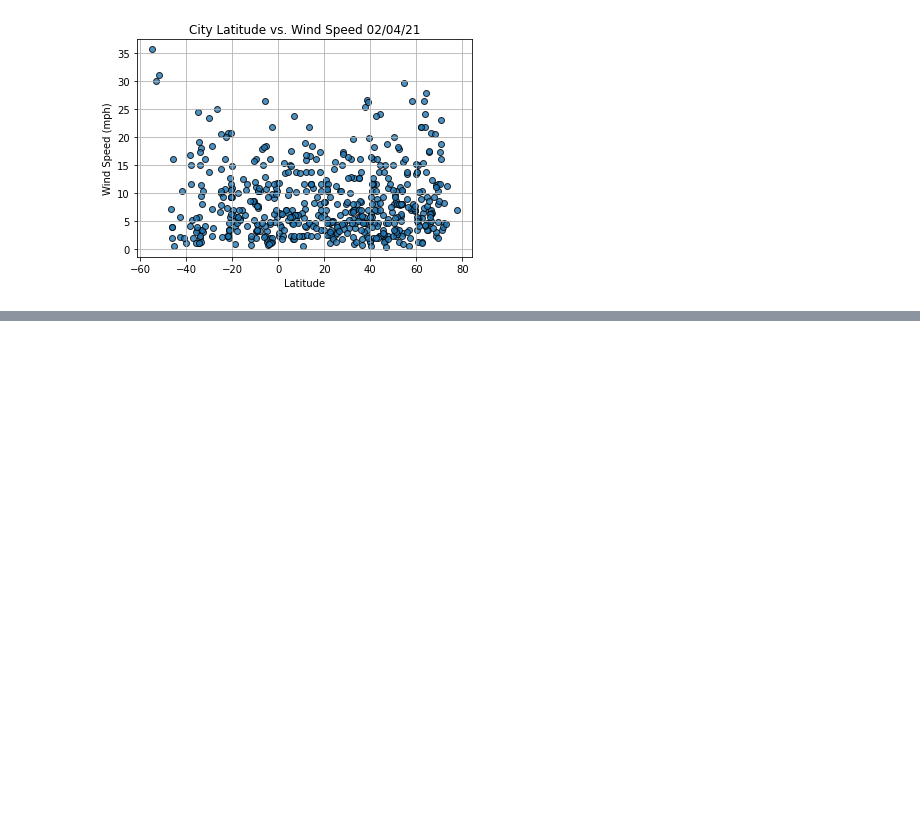
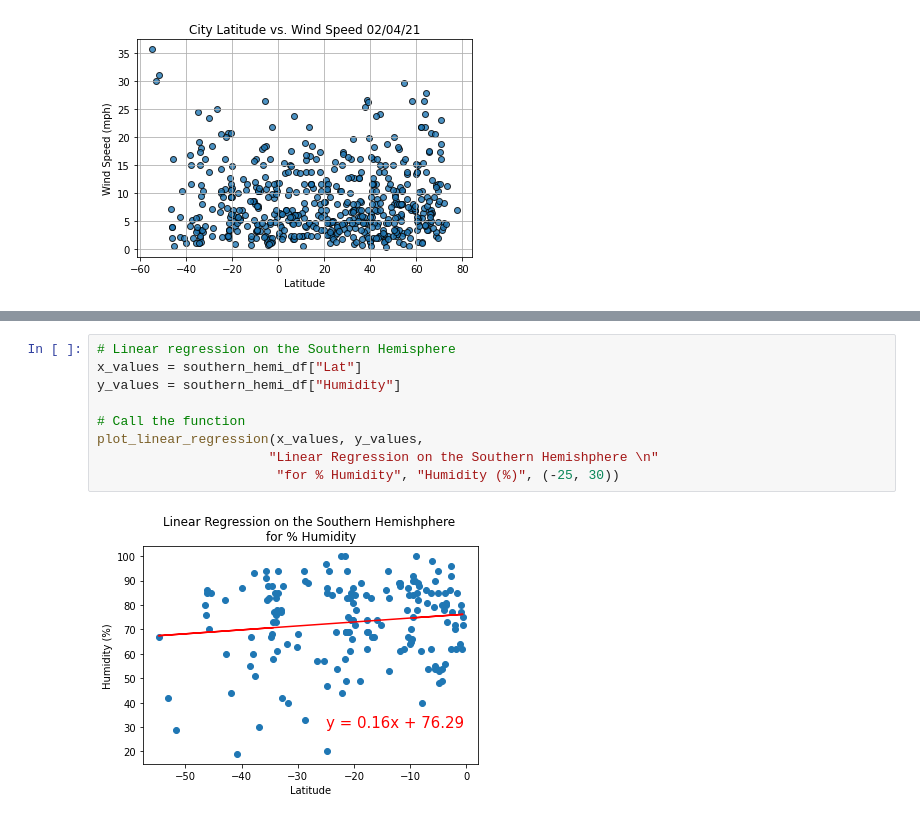
Before and after one commit to fkerimov/World_Weather_Analysis, a Jupyter notebook: WeatherPy.ipynb, the cells around one changed output, grey strips where cells are left out. Drawn from its saved outputs; the diff is of its cells as text; blank space fills up the shorter version.

```diff
--- a/WeatherPy.ipynb
+++ b/WeatherPy.ipynb
@@ -275,0 +340,11 @@ plt.show()
+# %%
+# Linear regression on the Southern Hemisphere
+x_values = southern_hemi_df["Lat"]
+y_values = southern_hemi_df["Humidity"]
+
+# Call the function
+plot_linear_regression(x_values, y_values,
+                      "Linear Regression on the Southern Hemishphere \n"
+                       "for % Humidity", "Humidity (%)", (-25, 30))
+# %% [output]
+[figure, added]
```
Also changed, not shown: parts of 14 cells of this notebook.
